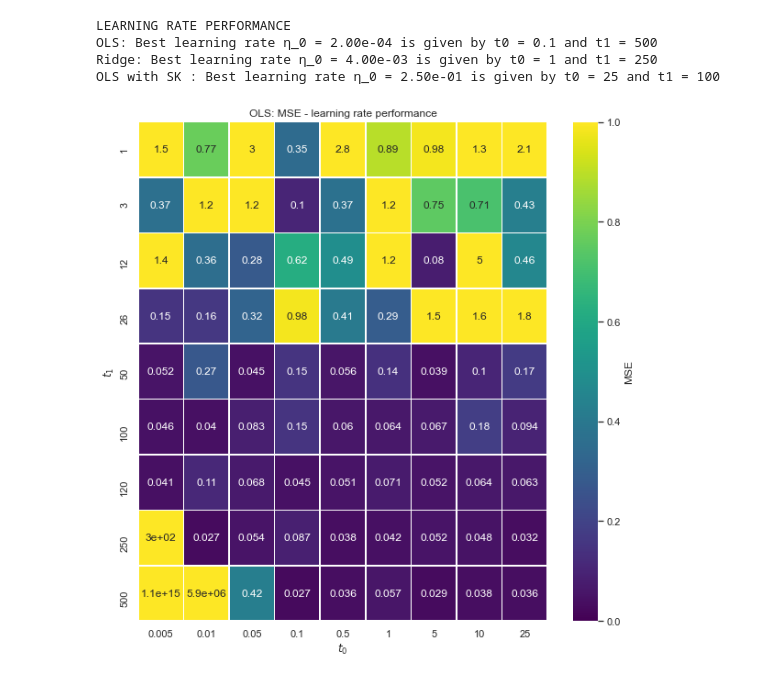
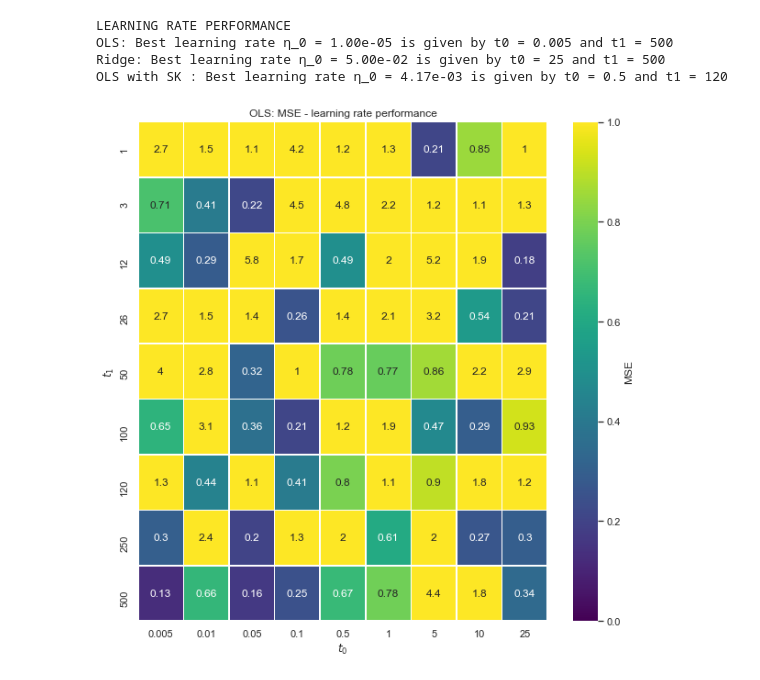
Before and after one commit to adelezaini/MachineLearning, a Jupyter notebook: Projects/Project2/Testing_task1.ipynb, the cells around one changed output. Saved outputs shown, nothing was run; the diff lists cells and outputs as text; code cells hidden in the pictures.

```diff
--- a/Projects/Project2/Testing_task1.ipynb
+++ b/Projects/Project2/Testing_task1.ipynb
@@ -61,7 +61,7 @@ mse_ridge = np.zeros(nlambdas)
 
 for i in range(nlambdas):
     ridge.set_lambda(lambdas[i])
-    ridge.fitSGD(n_epochs = n_epochs, m = m)
+    ridge.fitSGD(n_epochs = n_epochs, M = M)
     mse_ridge[i] = ols.MSE_test()
 
 ind= find_min_indexes(mse_ridge)[0]
@@ -95,8 +95,8 @@ mse_ols_sk = np.zeros((len(t0_vals), len(t1_vals)))
 for i in range(len(t0_vals)):
     for j in range(len(t1_vals)):
 
-        ols.fitSGD(n_epochs, m, t0_vals[i], t1_vals[j])
-        ridge.fitSGD(n_epochs, m, t0_vals[i], t1_vals[j])
+        ols.fitSGD(n_epochs, M, t0=t0_vals[i], t1=t1_vals[j])
+        ridge.fitSGD(n_epochs, M, t0=t0_vals[i], t1=t1_vals[j])
 
         mse_ols[i][j] = ols.MSE_test()
         mse_ridge[i][j] = ridge.MSE_test()
@@ -118,34 +118,34 @@ sns.set()
 
 ind= find_min_indexes(mse_ols)
 eta0_ols=t0_vals[ind[1]]/t1_vals[ind[0]]
 t0_ols=t0_vals[ind[1]]
 t1_ols=t1_vals[ind[0]]
 print("OLS: Best learning rate \N{greek small letter eta}_0 = {:.2e}".format(eta0_ols)+" is given by t0 = "+str(t0_ols)+" and t1 = "+str(t1_ols))
 ind= find_min_indexes(mse_ridge)
 eta0_ridge=t0_vals[ind[1]]/t1_vals[ind[0]]
 t0_ridge=t0_vals[ind[1]]
 t1_ridge=t1_vals[ind[0]]
 print("Ridge: Best learning rate \N{greek small letter eta}_0 = {:.2e}".format(eta0_ridge)+" is given by t0 = "+str(t0_ridge)+" and t1 = "+str(t1_ridge))
 ind= find_min_indexes(mse_ols_sk)
 print("OLS with SK : Best learning rate \N{greek small letter eta}_0 = {:.2e}".format(t0_vals[ind[1]]/t1_vals[ind[0]])+" is given by t0 = "+str(t0_vals[ind[1]])+" and t1 = "+str(t1_vals[ind[0]]))
 
 
 fig, ax = plt.subplots(figsize = (10, 10))
 sns.heatmap(mse_ols, annot=True, ax=ax, cmap="viridis", xticklabels=t0_vals, cbar_kws={'label': 'MSE'}, yticklabels=t1_vals, vmin=0, vmax=1, linewidths=.5)
 ax.set_title("OLS: MSE - learning rate performance")
 ax.set_ylabel("$t_1$")
 ax.set_xlabel("$t_0$")
 plt.show()
 
 fig, ax = plt.subplots(figsize = (10, 10))
 sns.heatmap(mse_ridge, annot=True, ax=ax, cmap="viridis", xticklabels=t0_vals, cbar_kws={'label': 'MSE'}, yticklabels=t1_vals, vmin=0, vmax=1, linewidths=.5)
 ax.set_title("Ridge: MSE - learning rate performance")
 ax.set_ylabel("$t_1$")
 ax.set_xlabel("$t_0$")
 plt.show()
 # %% [output]
 LEARNING RATE PERFORMANCE
-OLS: Best learning rate η_0 = 2.00e-04 is given by t0 = 0.1 and t1 = 500
-Ridge: Best learning rate η_0 = 4.00e-03 is given by t0 = 1 and t1 = 250
-OLS with SK : Best learning rate η_0 = 2.50e-01 is given by t0 = 25 and t1 = 100
+OLS: Best learning rate η_0 = 1.00e-05 is given by t0 = 0.005 and t1 = 500
+Ridge: Best learning rate η_0 = 5.00e-02 is given by t0 = 25 and t1 = 500
+OLS with SK : Best learning rate η_0 = 4.17e-03 is given by t0 = 0.5 and t1 = 120
-[figure, old version]
+[figure, new version]
```
Also changed, not shown: parts of 6 cells of this notebook, 9 other files.
